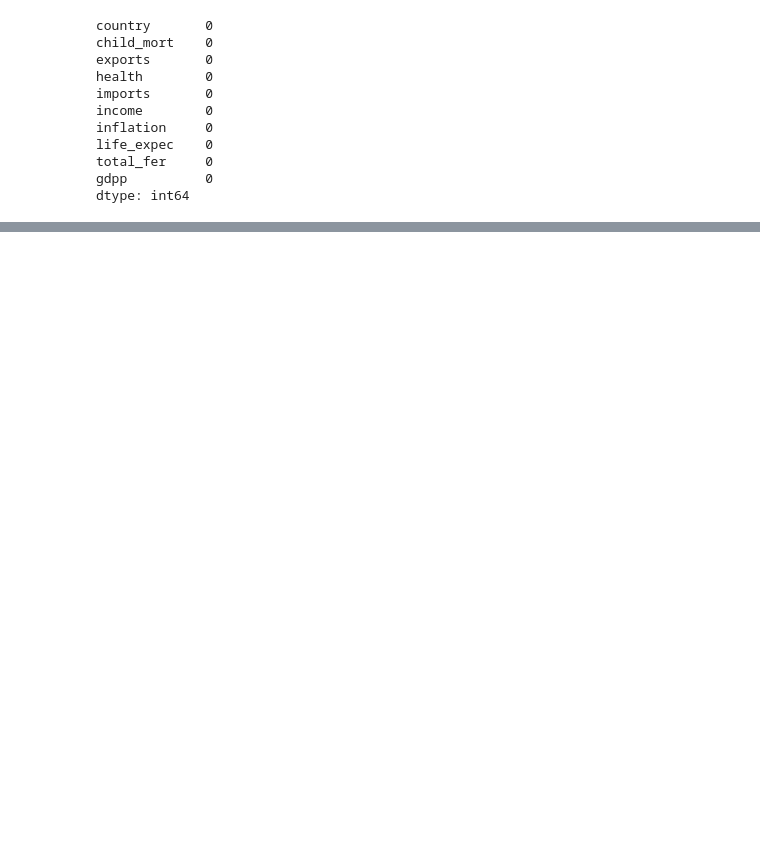
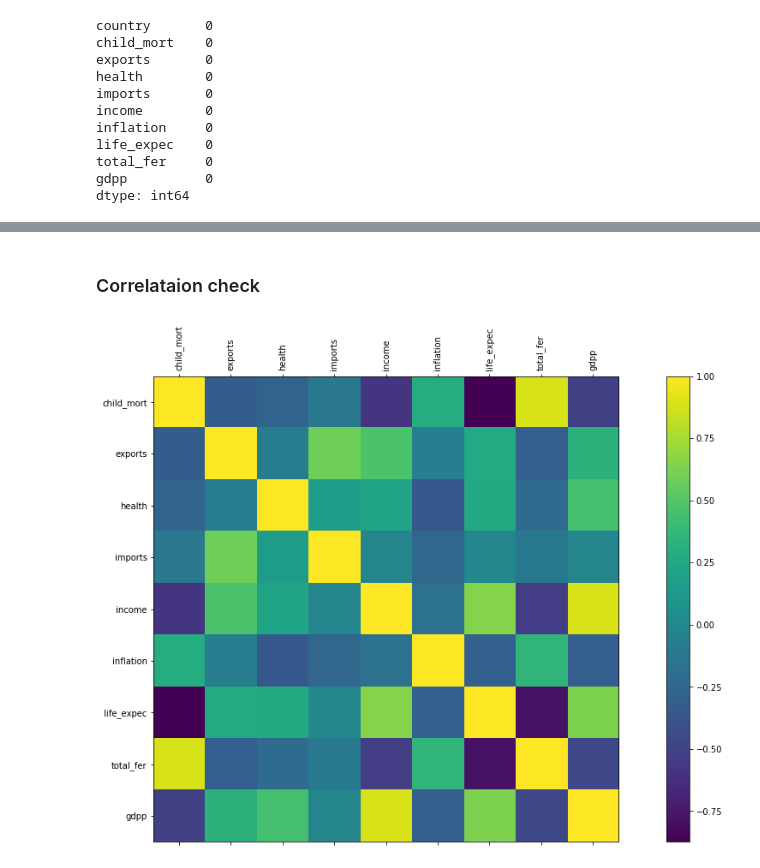
Before and after one commit to PaulkaP1/CountryDevelopment, a Jupyter notebook: clusters.ipynb, the cells around one changed output, grey strips where cells are left out. Cells and saved outputs as stored; diff of their text form; code cells hidden in the pictures; blank space fills up the shorter version.

```diff
--- a/clusters.ipynb
+++ b/clusters.ipynb
@@ -297,0 +84,15 @@ plt.grid()
+# %% [markdown]
+### Correlataion check
+# %%
+plt.rcParams["figure.figsize"] = (20,10)
+
+fig = plt.figure()
+ax = fig.add_subplot(111)
+cax = ax.matshow(df.corr())
+fig.colorbar(cax)
+ax.set_xticks(np.arange(len(col)))
+ax.set_xticklabels(col, rotation=90)
+ax.set_yticks(np.arange(len(col)))
+ax.set_yticklabels(col);
+# %% [output]
+[figure, added]
```
Also changed, not shown: parts of 44 cells of this notebook.
